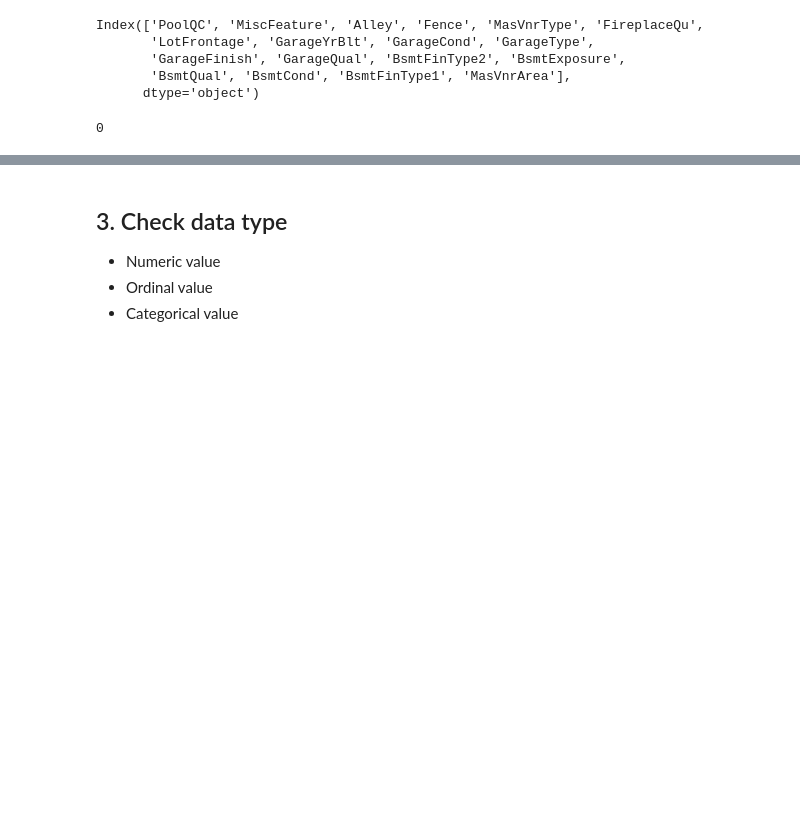
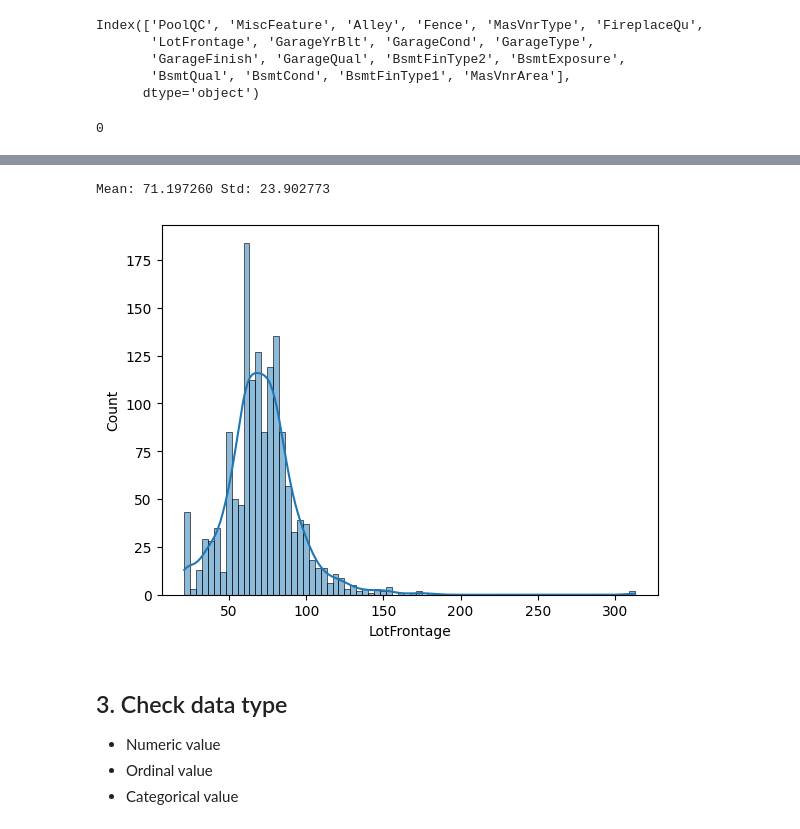
Before and after one commit to brookefzy/pitaya, a Jupyter notebook: HousingPricePredictor/01_exploratory_data_analysis.ipynb, the cells around one changed output, grey strips where cells are left out. Saved outputs shown, nothing was run; the diff lists cells and outputs as text; code cells hidden in the pictures; blank space fills up the shorter version.

```diff
--- a/HousingPricePredictor/01_exploratory_data_analysis.ipynb
+++ b/HousingPricePredictor/01_exploratory_data_analysis.ipynb
@@ -135,0 +188,8 @@ df_train.isnull().sum().max() #just checking that there's no missing data missin
+# %%
+# check the imputed value
+sns.histplot(df_KNN_imp['LotFrontage'], kde=True)
+print("Mean: %f" % df_KNN_imp['LotFrontage'].mean(), "Std: %f" % df_KNN_imp['LotFrontage'].std())
+# what should we do to make sure the imputation didn't change the distribution of the variable?
+# %% [output]
+Mean: 71.197260 Std: 23.902773
+[figure, added]
```
Also changed, not shown: parts of 12 cells of this notebook, 13 other files.
